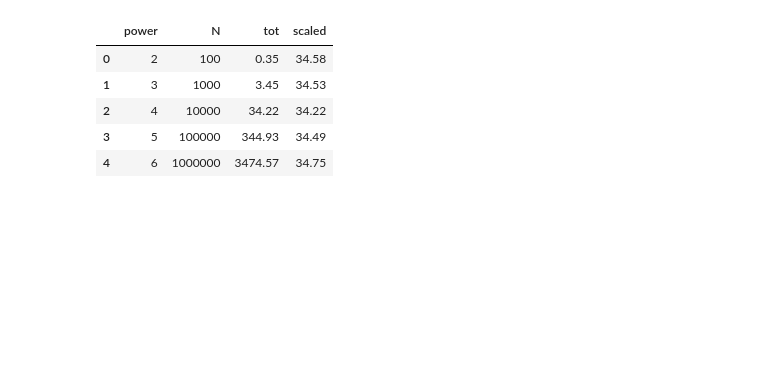
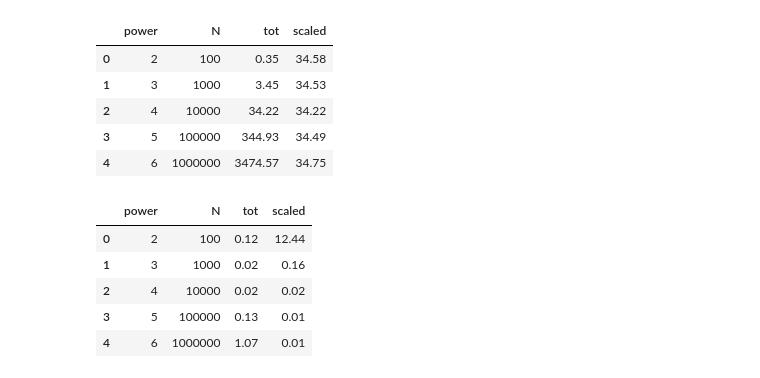
Before and after one commit to nayyarv/PyCudaIntro, a Jupyter notebook: Notebooks/Run Plots.ipynb, the cells around one changed output. Saved outputs shown, nothing was run; the diff lists cells and outputs as text; code cells hidden in the pictures; blank space fills up the shorter version.

```diff
--- a/Notebooks/Run Plots.ipynb
+++ b/Notebooks/Run Plots.ipynb
@@ -51,5 +51,23 @@ simpleLL
 | 2 | 4 | 10000 | 34.22 | 34.22 |
 | 3 | 5 | 100000 | 344.93 | 34.49 |
 | 4 | 6 | 1000000 | 3474.57 | 34.75 |
+# %%
+gpuDatum = io.StringIO("""
+# pow, N, tot_time(s), scaled_time (us)
+2, 100, 0.12, 12.44
+3, 1000, 0.02, 0.16
+4, 10000, 0.02, 0.02
+5, 100000, 0.13, 0.01
+6, 1000000, 1.07, 0.01
+""".strip())
+gpuLL = pd.read_csv(gpuDatum, names=["power", "N", "tot", "scaled"], skiprows=1)
+gpuLL
+# %% [output]
+|  | power | N | tot | scaled |
+| 0 | 2 | 100 | 0.12 | 12.44 |
+| 1 | 3 | 1000 | 0.02 | 0.16 |
+| 2 | 4 | 10000 | 0.02 | 0.02 |
+| 3 | 5 | 100000 | 0.13 | 0.01 |
+| 4 | 6 | 1000000 | 1.07 | 0.01 |
 # %%
 plt.figure(figsize=(10,7))
```
Also changed, not shown: parts of 4 cells of this notebook, 8 other files.
